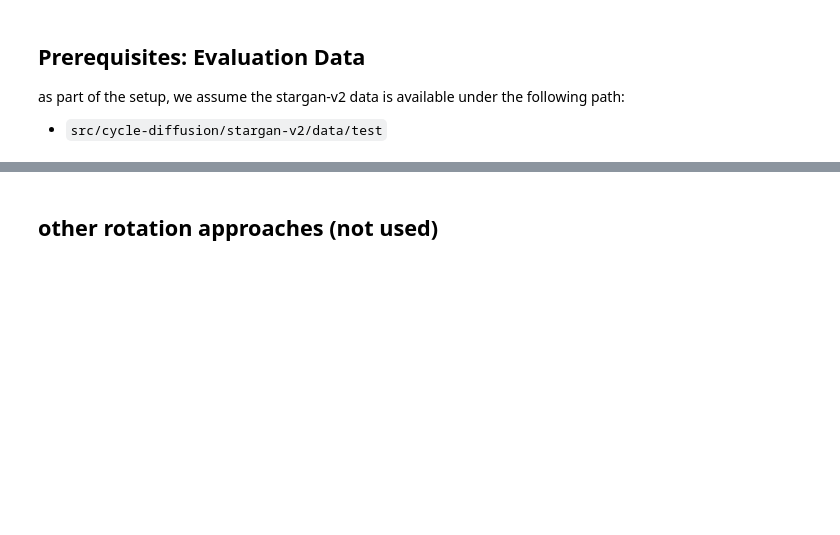
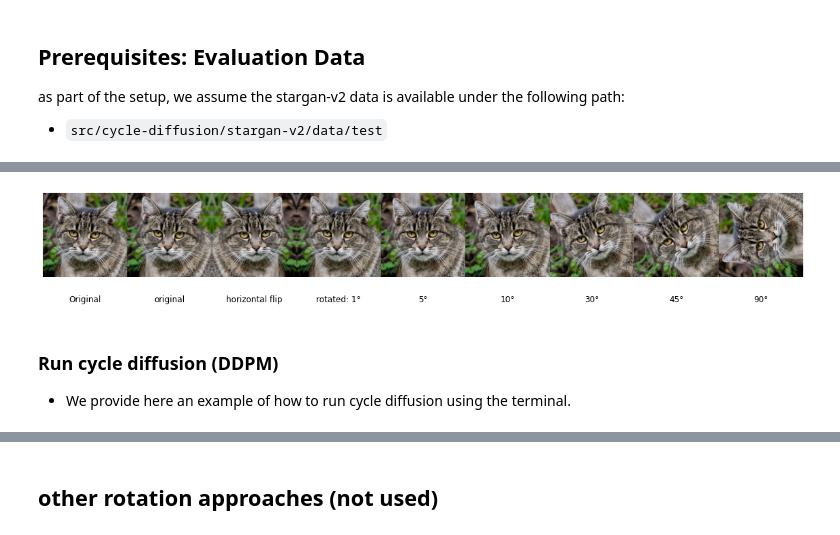
Before and after one commit to Alonixs/cycle-diffusion-group12, a Jupyter notebook: RQ1_2.ipynb, the cells around one changed output, grey strips where cells are left out. Cells and saved outputs as stored; diff of their text form; code cells hidden in the pictures; blank space fills up the shorter version.

Commit message:
add plots, sim calculation scripts, jobs

```diff
--- a/RQ1_2.ipynb
+++ b/RQ1_2.ipynb
@@ -265,0 +115,72 @@ ModuleNotFoundError: No module named 'evaluation'
+# %%
+# show the rotated images
+fig, axes = plt.subplots(1, 9, figsize=(20, 5))
+
+CAT_IMG = 'flickr_cat_000368'
+
+# Display the first image in the first subplot
+img_cat = imread(cat_path / f'{CAT_IMG}.png')
+axes[0].imshow(img_cat)
+axes[0].axis('off')
+axes[0].text(0.5,-0.3, "Original", size=12, ha="center", transform=axes[0].transAxes)
+
+# Display the first image in the first subplot
+img_cat_org_again = imread(cat_path / f'{CAT_IMG}rotated0.png')
+axes[1].imshow(img_cat_org_again)
+axes[1].axis('off')
+axes[1].text(0.5,-0.3, "original", size=12, ha="center", transform=axes[1].transAxes)
+
+# Display the first image in the first subplot
+img_cat_flipped = imread(cat_path / f'{CAT_IMG}rotated0flipped.png')
+axes[2].imshow(img_cat_flipped)
+axes[2].axis('off')
+axes[2].text(0.5,-0.3, "horizontal flip", size=12, ha="center", transform=axes[2].transAxes)
+
+# Display the second image in the second subplot
+img_cat_1 = imread(cat_path / f'{CAT_IMG}rotated1.png')
+axes[3].imshow(img_cat_1)
+axes[3].axis('off')
+axes[3].text(0.5,-0.3, "rotated: 1°", size=12, ha="center", transform=axes[3].transAxes)
+
+# Display the second image in the second subplot
+img_cat_5 = imread(cat_path / f'{CAT_IMG}rotated5.png')
+axes[4].imshow(img_cat_5)
+axes[4].axis('off')
+axes[4].text(0.5,-0.3, "5°", size=12, ha="center", transform=axes[4].transAxes)
+
+# Display the second image in the second subplot
+img_cat_10 = imread(cat_path / f'{CAT_IMG}rotated10.png')
+axes[5].imshow(img_cat_10)
+axes[5].axis('off')
+axes[5].text(0.5,-0.3, "10°", size=12, ha="center", transform=axes[5].transAxes)
+
+# Display the second image in the second subplot
+img_cat_30 = imread(cat_path / f'{CAT_IMG}rotated30.png')
+axes[6].imshow(img_cat_30)
+axes[6].axis('off')
+axes[6].text(0.5,-0.3, "30°", size=12, ha="center", transform=axes[6].transAxes)
+
+# Display the second image in the second subplot
+img_cat_45 = imread(cat_path / f'{CAT_IMG}rotated45.png')
+axes[7].imshow(img_cat_45)
+axes[7].axis('off')
+axes[7].text(0.5,-0.3, "45°", size=12, ha="center", transform=axes[7].transAxes)
+
+# Display the second image in the second subplot
+img_cat_90 = imread(cat_path / f'{CAT_IMG}rotated90.png')
+axes[8].imshow(img_cat_90)
+axes[8].axis('off')
+axes[8].text(0.5,-0.3, "90°", size=12, ha="center", transform=axes[8].transAxes)
+
+# Adjust the spacing between subplots
+plt.subplots_adjust(wspace=0, hspace=10)
+
+# Show the figure
+plt.show()
+
+# TODO make subtitles nicer
+# %% [output]
+[figure, added]
+# %% [markdown]
+### Run cycle diffusion (DDPM)
+- We provide here an example of how to run cycle diffusion using the terminal.
```
Also changed, not shown: parts of 33 cells of this notebook, 3 other files.
